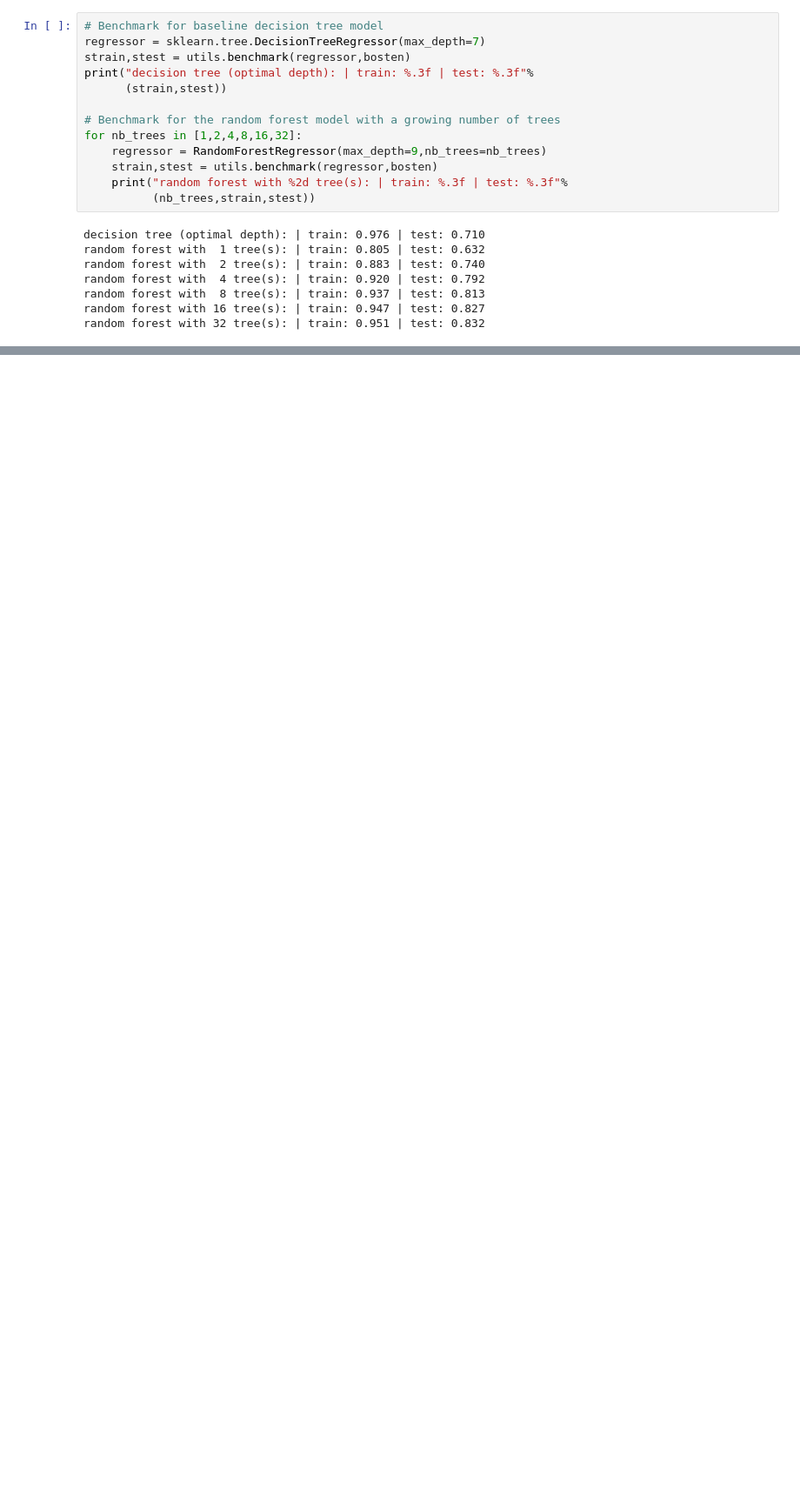
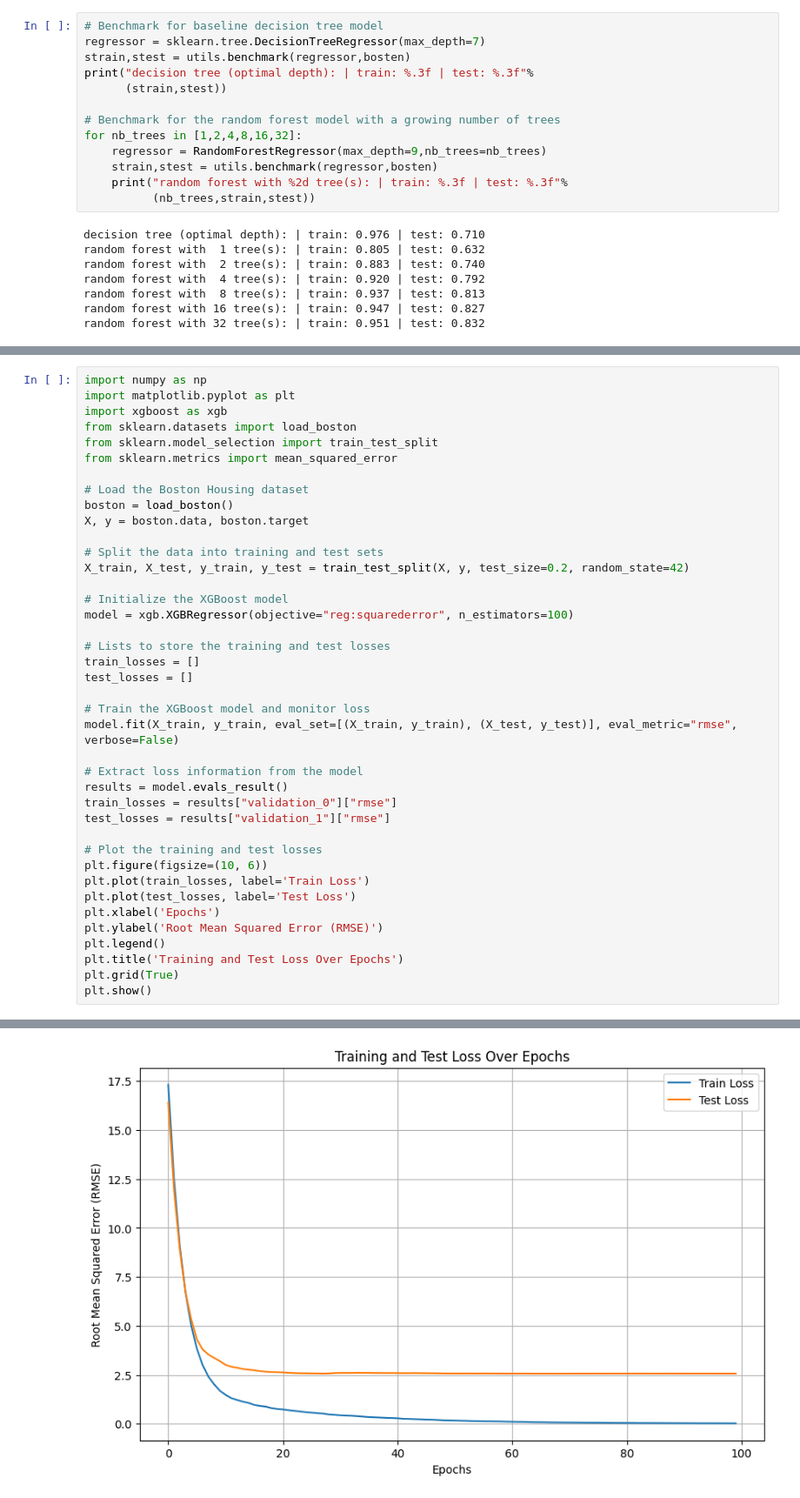
Before and after one commit to davidliu52/ml_learning, a Jupyter notebook: Exercise sheet 10 (programming)-20231103/randomforest.ipynb, the cells around one changed output, grey strips where cells are left out. Shown at 87% size. Cells and saved outputs as stored; diff of their text form; blank space fills up the shorter version.

```diff
--- a/Exercise sheet 10 (programming)-20231103/randomforest.ipynb
+++ b/Exercise sheet 10 (programming)-20231103/randomforest.ipynb
@@ -106,0 +228,41 @@ random forest with 32 tree(s): | train: 0.951 | test: 0.832
+# %%
+import numpy as np
+import matplotlib.pyplot as plt
+import xgboost as xgb
+from sklearn.datasets import load_boston
+from sklearn.model_selection import train_test_split
+from sklearn.metrics import mean_squared_error
+
+# Load the Boston Housing dataset
+boston = load_boston()
+X, y = boston.data, boston.target
+
+# Split the data into training and test sets
+X_train, X_test, y_train, y_test = train_test_split(X, y, test_size=0.2, random_state=42)
+
+# Initialize the XGBoost model
+model = xgb.XGBRegressor(objective="reg:squarederror", n_estimators=100)
+
+# Lists to store the training and test losses
+train_losses = []
+test_losses = []
+
+# Train the XGBoost model and monitor loss
+model.fit(X_train, y_train, eval_set=[(X_train, y_train), (X_test, y_test)], eval_metric="rmse", verbose=False)
+
+# Extract loss information from the model
+results = model.evals_result()
+train_losses = results["validation_0"]["rmse"]
+test_losses = results["validation_1"]["rmse"]
+
+# Plot the training and test losses
+plt.figure(figsize=(10, 6))
+plt.plot(train_losses, label='Train Loss')
+plt.plot(test_losses, label='Test Loss')
+plt.xlabel('Epochs')
+plt.ylabel('Root Mean Squared Error (RMSE)')
+plt.legend()
+plt.title('Training and Test Loss Over Epochs')
+plt.grid(True)
+plt.show()
+# %% [output]
@@ -106,0 +286 @@ random forest with 32 tree(s): | train: 0.951 | test: 0.832
+[figure, added]
```
Also changed, not shown: parts of 8 cells of this notebook, 1 other file.
